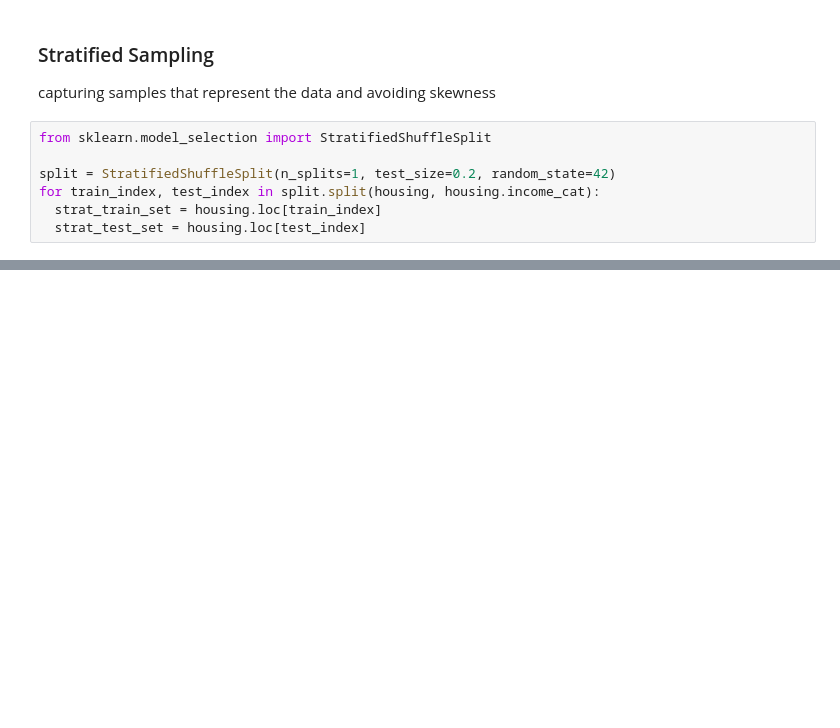
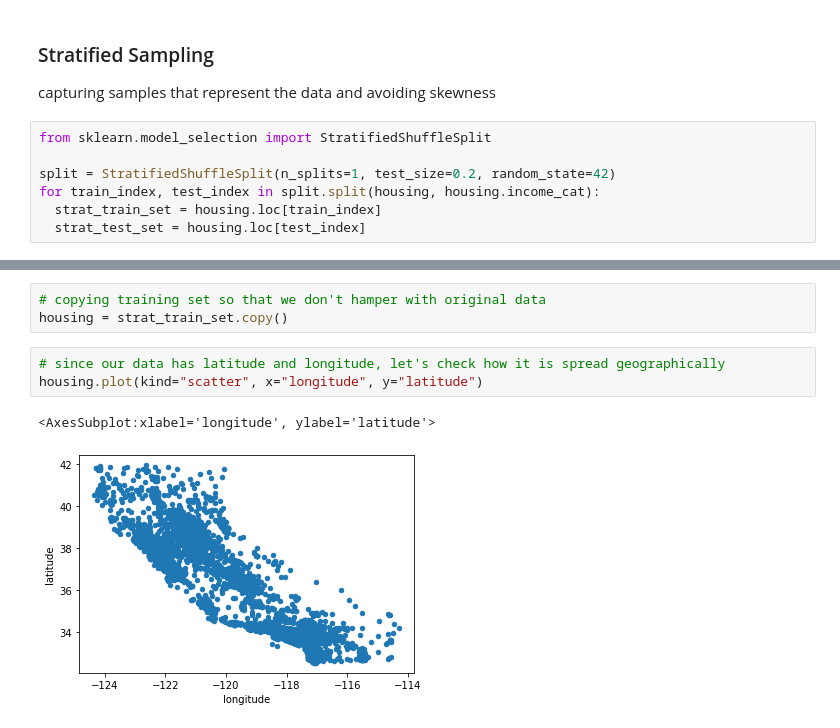
Before and after one commit to pkrc267/California-Housing, a Jupyter notebook: Housing.ipynb, the cells around one changed output, grey strips where cells are left out. Drawn from its saved outputs; the diff is of its cells as text; blank space fills up the shorter version.

```diff
--- a/Housing.ipynb
+++ b/Housing.ipynb
@@ -97,0 +164,9 @@ for train_index, test_index in split.split(housing, housing.income_cat):
+# %%
+# copying training set so that we don't hamper with original data
+housing = strat_train_set.copy()
+# %%
+# since our data has latitude and longitude, let's check how it is spread geographically
+housing.plot(kind="scatter", x="longitude", y="latitude")
+# %% [output]
+<AxesSubplot:xlabel='longitude', ylabel='latitude'>
+[figure, added]
```
Also changed, not shown: parts of 17 cells of this notebook.
